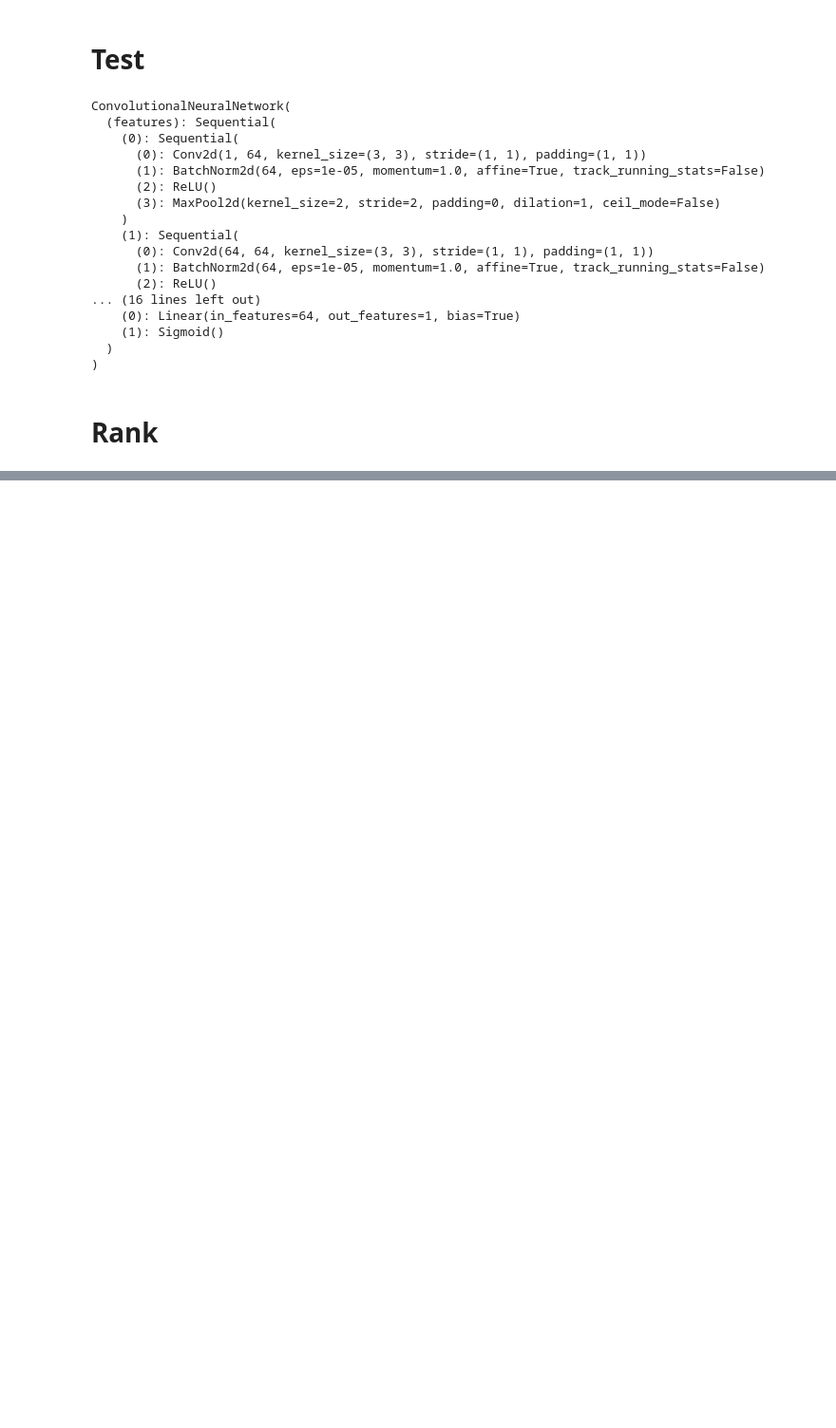
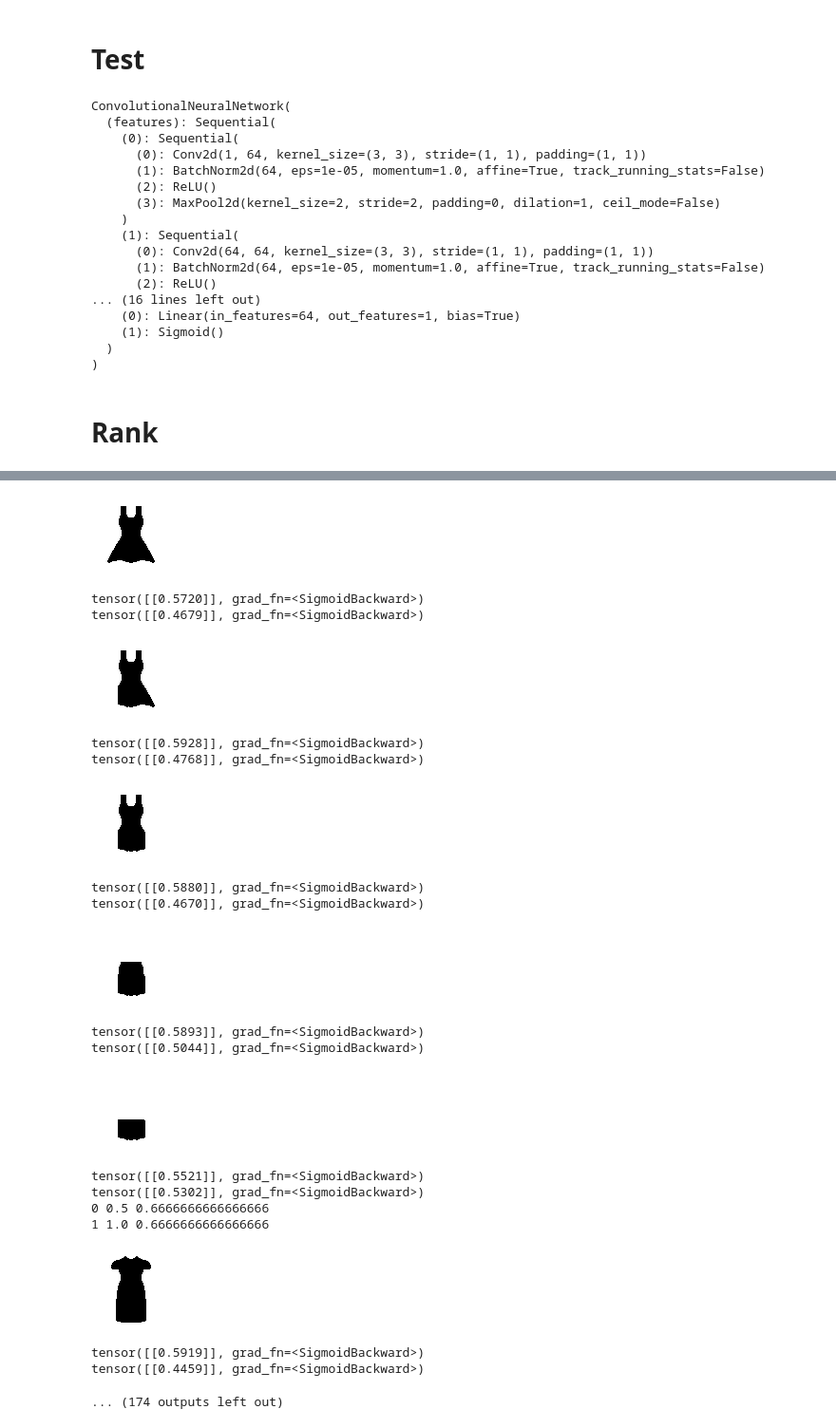
Before and after one commit to yizhouzhao/Tangram, a Jupyter notebook: python/Fold_ME_IRL.ipynb, the cells around one changed output, grey strips where cells are left out. Shown at 95% size. Cells and saved outputs as stored; diff of their text form; code cells hidden in the pictures; blank space fills up the shorter version.

Commit message:
update model

```diff
--- a/python/Fold_ME_IRL.ipynb
+++ b/python/Fold_ME_IRL.ipynb
@@ -255,8 +237,8 @@ torch.save(model2, "record/fold_me_irl_pre.pth")
 # %% [markdown]
 # Test
 # %%
-model = torch.load("record/fold_me_irl.pth")
-model2 = torch.load("record/fold_me_irl_pre.pth")
+model = torch.load("record/fold_gail.pth")
+model2 = torch.load("record/fold_gail_pre.pth")
 # %%
 model.eval()
 model2.eval()
@@ -336,0 +301,75 @@ tensor([[0.9760]], grad_fn=<SigmoidBackward>)
+# %%
+precision_list = []
+# %%
+index = 0
+
+for index in range(len(ci.image_list)):
+
+    m1_score_list = []
+    m2_score_list = []
+
+    for j in range(len(ci.image_list[index])):
+        cloth_img = read_cloth_image(ci.image_list[index][j])
+        m1_score = calculate_image_score(cloth_img, transforms_test, model)
+        m1_score_list.append(m1_score.item())
+        print(m1_score)
+
+        m2_score = calculate_image_score(cloth_img, transforms_test, model2)
+        m2_score_list.append(m2_score.item())
+        print(m2_score)
+
+    m1_score_list_sorted_index = sorted(range(len(m1_score_list)), key=lambda k: m1_score_list[k])
+
+    p_at_1 = int(m1_score_list_sorted_index[-1] == len(m1_score_list_sorted_index) - 1)
+
+    p_at_2 = (len(m1_score_list_sorted_index) - 1 in m1_score_list_sorted_index[-2:]) + (len(m1_score_list_sorted_index) - 2 in m1_score_list_sorted_index[-2:])
+
+    p_at_2 = p_at_2 / 2.0
+
+    p_at_3 = (len(m1_score_list_sorted_index) - 1 in m1_score_list_sorted_index[-3:]) + \
+    (len(m1_score_list_sorted_index) - 2 in m1_score_list_sorted_index[-3:]) + \
+    (len(m1_score_list_sorted_index) - 3 in m1_score_list_sorted_index[-3:])
+
+    p_at_3 = p_at_3 / 3.0
+
+    print(p_at_1, p_at_2, p_at_3)
+
+    m2_score_list_sorted_index = sorted(range(len(m2_score_list)), key=lambda k: m2_score_list[k])
+
+    p2_at_1 = int(m2_score_list_sorted_index[-1] == len(m2_score_list_sorted_index) - 1)
+
+    p2_at_2 = (len(m2_score_list_sorted_index) - 1 in m2_score_list_sorted_index[-2:]) + (len(m2_score_list_sorted_index) - 2 in m2_score_list_sorted_index[-2:])
+
+    p2_at_2 = p2_at_2 / 2.0
+
+    p2_at_3 = (len(m2_score_list_sorted_index) - 1 in m2_score_list_sorted_index[-3:]) + \
+    (len(m2_score_list_sorted_index) - 2 in m2_score_list_sorted_index[-3:]) + \
+    (len(m2_score_list_sorted_index) - 3 in m2_score_list_sorted_index[-3:])
+
+    p2_at_3 = p2_at_3 / 3.0
+
+    print(p2_at_1, p2_at_2, p2_at_3)
+
+    precision_list.append([p_at_1, p_at_2, p_at_3,p2_at_1, p2_at_2, p2_at_3])
+# %% [output]
+[figure, added]
+tensor([[0.5720]], grad_fn=<SigmoidBackward>)
+tensor([[0.4679]], grad_fn=<SigmoidBackward>)
+[figure, added]
+tensor([[0.5928]], grad_fn=<SigmoidBackward>)
+tensor([[0.4768]], grad_fn=<SigmoidBackward>)
+[figure, added]
+tensor([[0.5880]], grad_fn=<SigmoidBackward>)
+tensor([[0.4670]], grad_fn=<SigmoidBackward>)
+[figure, added]
+tensor([[0.5893]], grad_fn=<SigmoidBackward>)
+tensor([[0.5044]], grad_fn=<SigmoidBackward>)
+[figure, added]
+tensor([[0.5521]], grad_fn=<SigmoidBackward>)
+tensor([[0.5302]], grad_fn=<SigmoidBackward>)
+0 0.5 0.6666666666666666
+1 1.0 0.6666666666666666
+[figure, added]
+tensor([[0.5919]], grad_fn=<SigmoidBackward>)
+tensor([[0.4459]], grad_fn=<SigmoidBackward>)
+... (174 outputs left out)
```
Also changed, not shown: parts of 9 cells of this notebook, 4 other files.
